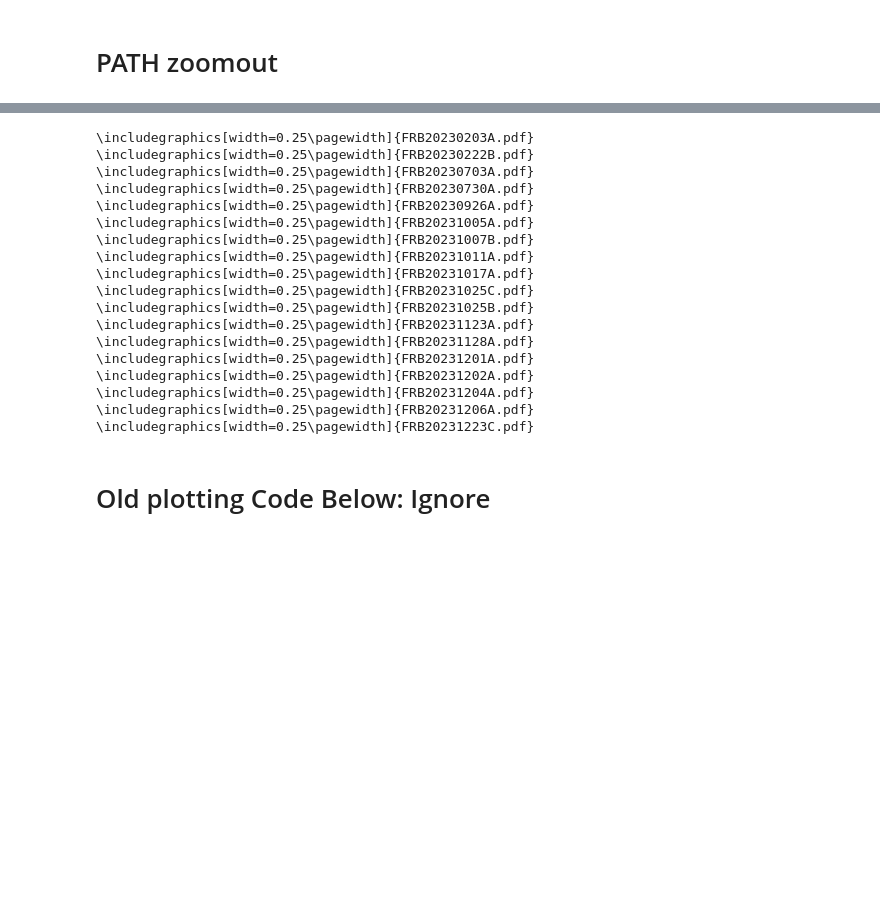
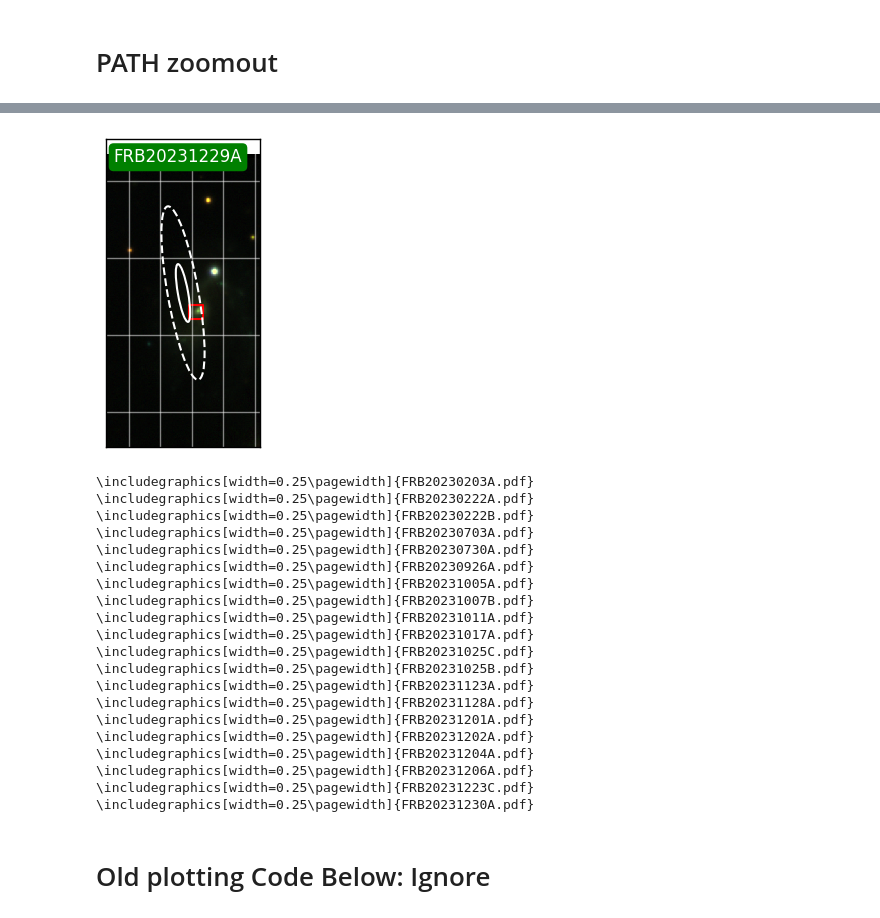
Before and after one commit to leungcalvin/kko_host_paper, a Jupyter notebook: plot_scripts/PS1_cutouts.ipynb, the cells around one changed output, grey strips where cells are left out. Saved outputs shown, nothing was run; the diff lists cells and outputs as text; code cells hidden in the pictures; blank space fills up the shorter version.

```diff
--- a/plot_scripts/PS1_cutouts.ipynb
+++ b/plot_scripts/PS1_cutouts.ipynb
@@ -533,8 +508,8 @@ pparams = {
 }
 import json
 
-for evid,row in final[final['name'] == 'FRB20231230A'].iterrows():
-    if row['name'] == 'FRB20231230A':
+for evid,row in final[final['name'] == 'FRB20231229A'].iterrows():
+    if row['name'] == 'FRB20231229A':
         sup_fig,ax = plt.subplots(figsize=(3,3),nrows = 1, ncols = 1)
         # SO BAD but re-run plot_color_image without flipping so that we can download the files for the next step
         path_obj = FakePATH(ra = row['primary_ra'],dec = row['primary_dec'],theta = row['theta'],
@@ -587,9 +584,10 @@ pparams_zoomout = {
 'FRB20231206A' : ['top'],
 'FRB20231007B' : ['top'],
 'FRB20230311A' : ['top'],
+'FRB20231229A' : ['top'],
 }
-for evid,row in final[final['name'] == 'FRB20230222A'].iterrows():
-    if row['name'] == 'FRB20230222A':
+for evid,row in final[final['name'] == 'FRB20231229A'].iterrows():
+    if row['name'] == 'FRB20231229A':
         tns = row['name']
         path_obj = FakePATH(ra = row['ra_frb'],dec = row['dec_frb'],theta = row['theta'],
                     a_err = row['a_err'], b_err = row['b_err'],
@@ -617,39 +615,42 @@ for evid,row in final[final['name'] == 'FRB20230222A'].iterrows():
         fig.show_ellipses(ra, dec, 2.*path_obj.localiz['eellipse']['a'] / 3600.,
                               2.*path_obj.localiz['eellipse']['b'] / 3600.,
                               angle=90+path_obj.localiz['eellipse']['theta'],
                               edgecolor='white', lw=1.5,zorder = 99)
         fig.show_ellipses(ra, dec, 3*2.*path_obj.localiz['eellipse']['a'] / 3600.,
                               3*2.*path_obj.localiz['eellipse']['b'] / 3600.,
                               angle=90+path_obj.localiz['eellipse']['theta'],
                               edgecolor='white', lw=1.5, ls='dashed',zorder = 99)
         if pparams_zoomout[row['name']][0] == 'top':
             fig.add_label(x = 0.05,y=0.97,relative=True,text=row['name'],color = 'white',size=12,
                       horizontalalignment='left',verticalalignment='top',
                       bbox=dict(facecolor='green', edgecolor='none', boxstyle='round'))
         else:
             fig.add_label(x = 0.05,y=0.03,relative=True,text=row['name'],color = 'white',size=12,
                       horizontalalignment='left',verticalalignment='bottom',
                       bbox=dict(facecolor='green', edgecolor='none', boxstyle='round'))
         for ii, cand in path_obj.candidates.iterrows():
             if cand['P_Ox'] == np.max(path_obj.candidates['P_Ox']) or (cand['P_Ox'] > 0.05):
                 ra_cand = cand['ra']
                 dec_cand = cand['dec']
                 fig.show_markers(ra_cand, dec_cand, edgecolor='red', facecolor='none', marker='s', s=100, lw=1.5)
 
         fig.recenter(ra,dec, width=1/60., height=2/60.)
         fig.axis_labels.hide()
         fig.tick_labels.hide()
         fig.ticks.hide()
         plt.gca().set_yticks([])
         plt.gca().set_xticks([])
         outfile = f'/arc/home/calvin/kko_host_paper/figures/{row["name"]}_path.pdf'
         plt.savefig(outfile)
+# %% [output]
+[figure, added]
 # %%
 
 for evid,row in final[final['primary_P_Ox'] > 0.9].sort_index().iterrows():
     print('\includegraphics[width=0.25\pagewidth]{' + row['name'] + '.pdf}')
 # %% [output]
 \includegraphics[width=0.25\pagewidth]{FRB20230203A.pdf}
+\includegraphics[width=0.25\pagewidth]{FRB20230222A.pdf}
 \includegraphics[width=0.25\pagewidth]{FRB20230222B.pdf}
 \includegraphics[width=0.25\pagewidth]{FRB20230703A.pdf}
 \includegraphics[width=0.25\pagewidth]{FRB20230730A.pdf}
@@ -667,6 +668,7 @@ for evid,row in final[final['primary_P_Ox'] > 0.9].sort_index().iterrows():
 \includegraphics[width=0.25\pagewidth]{FRB20231204A.pdf}
 \includegraphics[width=0.25\pagewidth]{FRB20231206A.pdf}
 \includegraphics[width=0.25\pagewidth]{FRB20231223C.pdf}
+\includegraphics[width=0.25\pagewidth]{FRB20231230A.pdf}
 # %%
 """ Routines for plotting PATH results """
 import os
```
Also changed, not shown: parts of 4 cells of this notebook, 14 other files.
